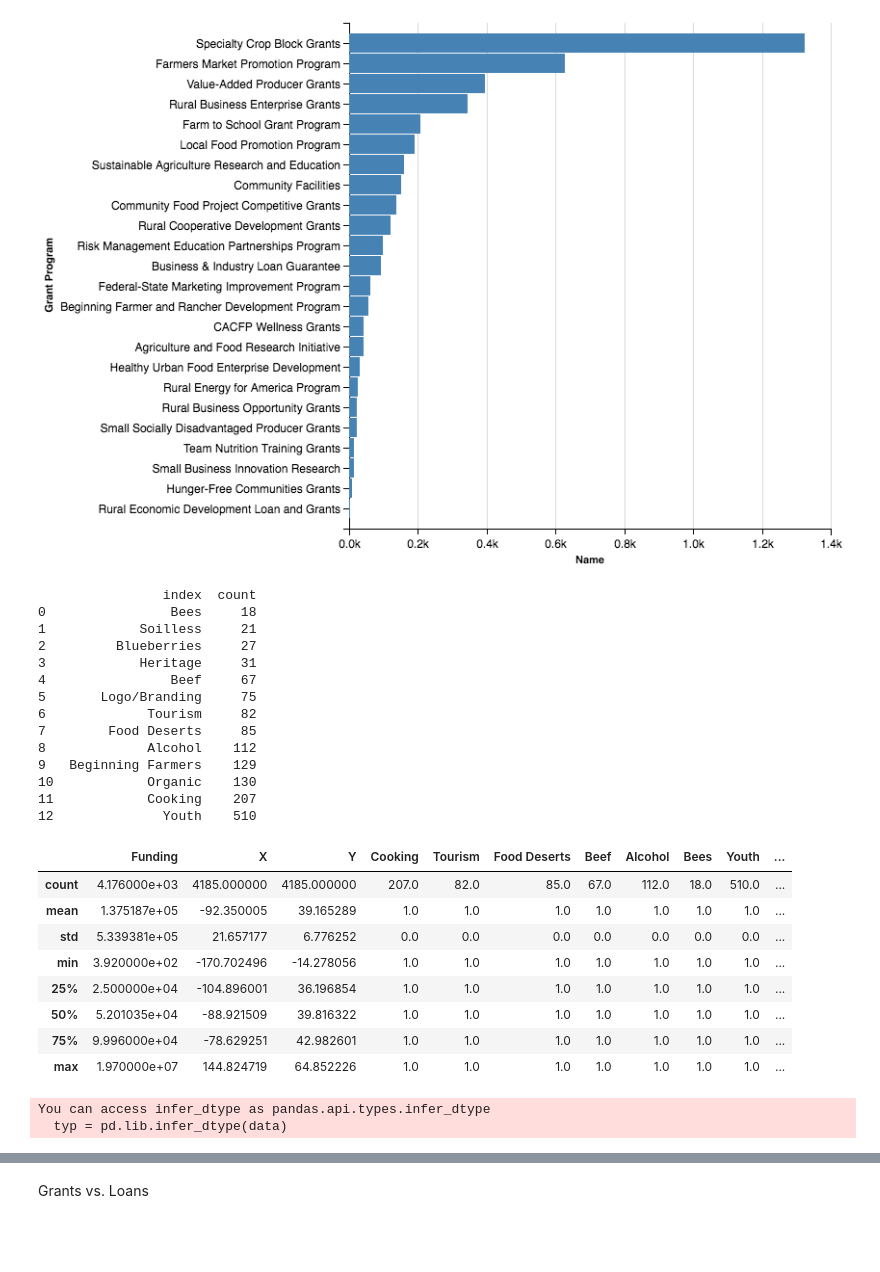
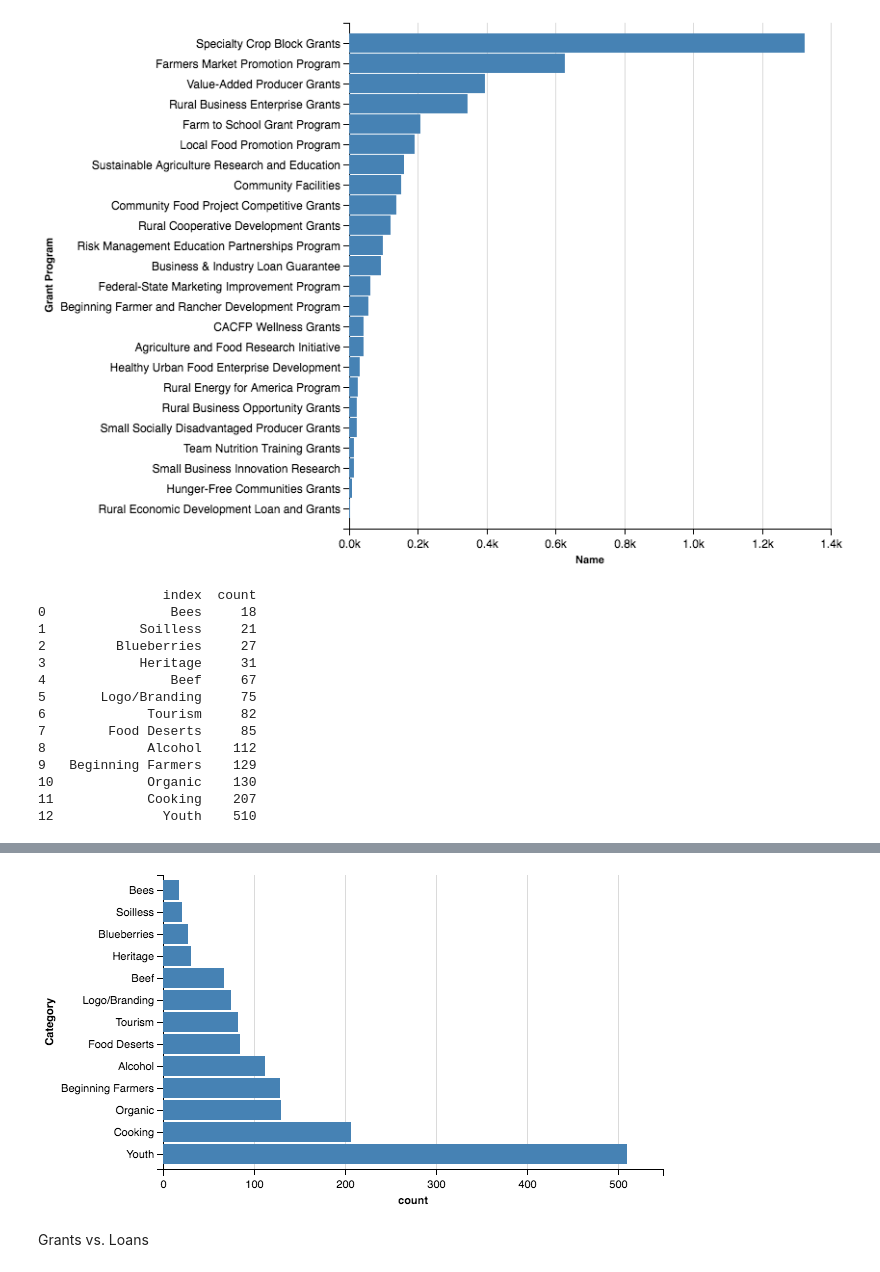
Before and after one commit to mroswell/know-your-farmer-analysis, a Jupyter notebook: KYF2-analysis.ipynb, the cells around one changed output, grey strips where cells are left out. Cells and saved outputs as stored; diff of their text form; code cells hidden in the pictures; blank space fills up the shorter version.

```diff
--- a/KYF2-analysis.ipynb
+++ b/KYF2-analysis.ipynb
@@ -113,7 +119,6 @@ counts[counts.columns] = counts[counts.columns].astype(int)
 count_df = counts.T.sort_values('count')
 count_df.reset_index(inplace=True)
 print count_df
-described
 # %% [output]
                 index  count
 0                Bees     18
@@ -129,24 +134,14 @@ described
 10            Organic    130
 11            Cooking    207
 12              Youth    510
-|  | Funding | X | Y | Cooking | Tourism | Food Deserts | Beef | Alcohol | Bees | Youth | ... |
-| count | 4.176000e+03 | 4185.000000 | 4185.000000 | 207.0 | 82.0 | 85.0 | 67.0 | 112.0 | 18.0 | 510.0 | ... |
-| mean | 1.375187e+05 | -92.350005 | 39.165289 | 1.0 | 1.0 | 1.0 | 1.0 | 1.0 | 1.0 | 1.0 | ... |
-| std | 5.339381e+05 | 21.657177 | 6.776252 | 0.0 | 0.0 | 0.0 | 0.0 | 0.0 | 0.0 | 0.0 | ... |
-| min | 3.920000e+02 | -170.702496 | -14.278056 | 1.0 | 1.0 | 1.0 | 1.0 | 1.0 | 1.0 | 1.0 | ... |
-| 25% | 2.500000e+04 | -104.896001 | 36.196854 | 1.0 | 1.0 | 1.0 | 1.0 | 1.0 | 1.0 | 1.0 | ... |
-| 50% | 5.201035e+04 | -88.921509 | 39.816322 | 1.0 | 1.0 | 1.0 | 1.0 | 1.0 | 1.0 | 1.0 | ... |
-| 75% | 9.996000e+04 | -78.629251 | 42.982601 | 1.0 | 1.0 | 1.0 | 1.0 | 1.0 | 1.0 | 1.0 | ... |
-| max | 1.970000e+07 | 144.824719 | 64.852226 | 1.0 | 1.0 | 1.0 | 1.0 | 1.0 | 1.0 | 1.0 | ... |
 # %%
 # unsorted version: Chart(count_df).mark_bar().encode(y='index', x='count')
 
-Chart(count_df).mark_bar().encode(y=Y('index', sort=SortField(field='count', order='ascending', op='sum'),
+Chart(count_df).mark_bar().encode(y=Y('index:N', sort=SortField(field='count', order='ascending', op='sum'),
         axis=Axis(title='Category')), x='count')
 # %% [output]
-You can access infer_dtype as pandas.api.types.infer_dtype
-  typ = pd.lib.infer_dtype(data)
 [interactive output not drawn]
+[figure, added]
 # %%
 # convert categories to boolean values
 bool_columns = ['Cooking','Tourism','Food Deserts','Beef','Alcohol','Bees','Youth',
```
Also changed, not shown: parts of 20 cells of this notebook.
